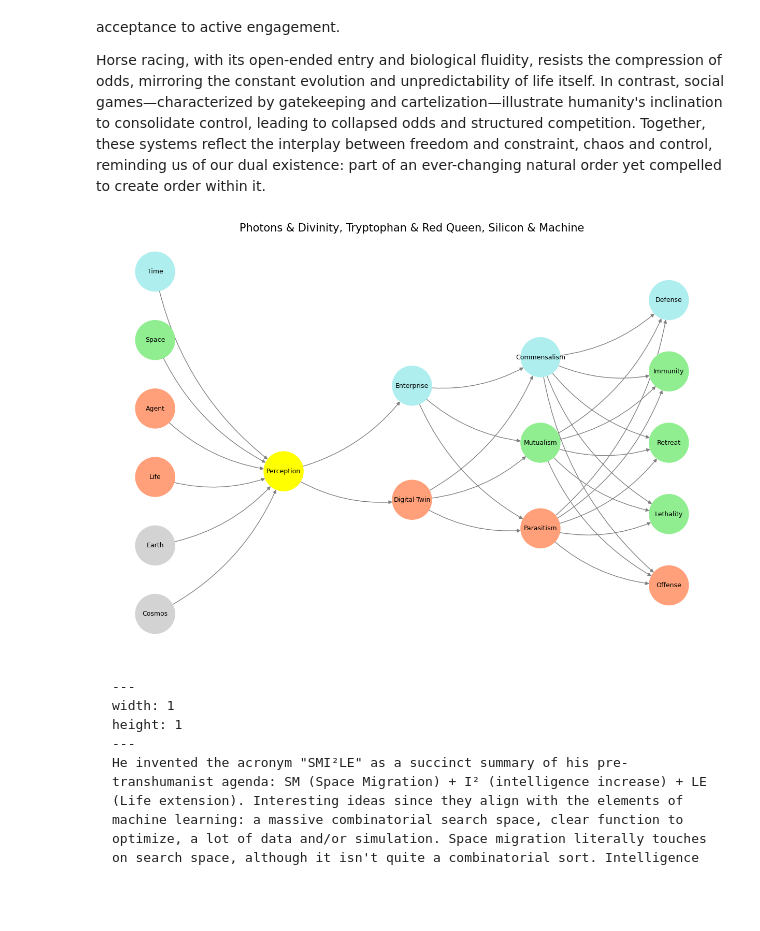
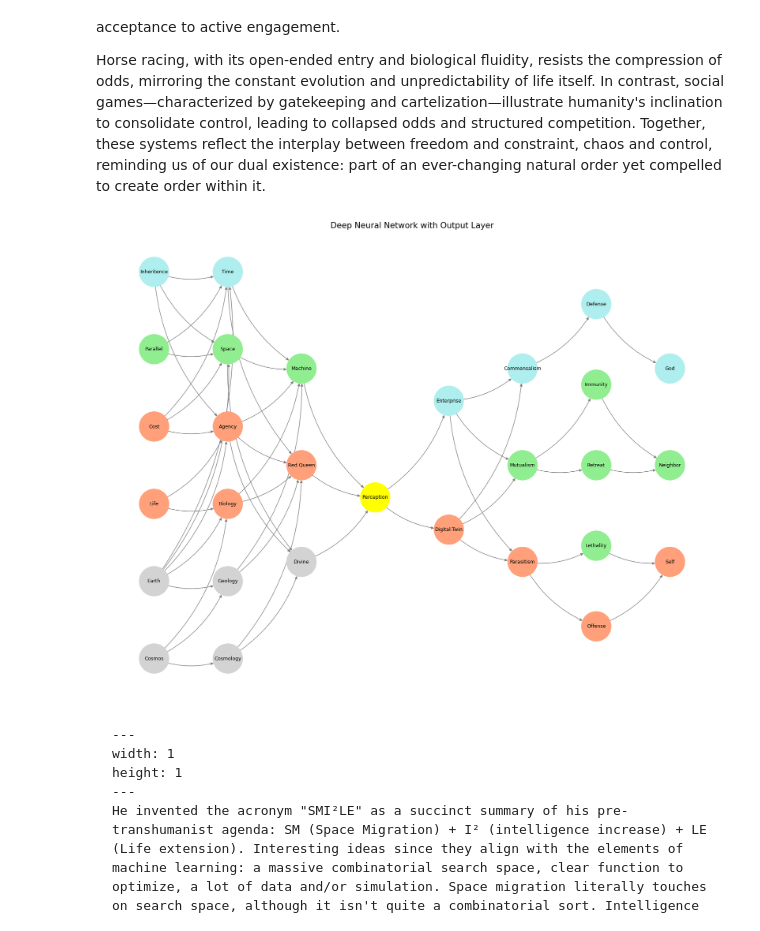
Before and after one commit to abikesa/microsoft, a Jupyter notebook: kitabo/ensi/_build/jupyter_execute/act3/part1/part1_3.ipynb, the cells around one changed output. Saved outputs shown, nothing was run; the diff lists cells and outputs as text; code cells hidden in the pictures; blank space fills up the shorter version.

Commit message:
god, neighbor, self

````diff
--- a/kitabo/ensi/_build/jupyter_execute/act3/part1/part1_3.ipynb
+++ b/kitabo/ensi/_build/jupyter_execute/act3/part1/part1_3.ipynb
@@ -44,25 +44,73 @@ import networkx as nx
 # Define the neural network structure
 def define_layers():
     return {
-        'World': ['Cosmos', 'Earth', 'Life', 'Agent', 'Space', 'Time', ],
+        'World': ['Cosmos', 'Earth', 'Life', 'Cost', 'Parallel', 'Inheritence'],
+        'Framework': ['Cosmology', 'Geology', 'Biology', 'Agency', 'Space', 'Time'],
+        'Meta': ['Divine', 'Red Queen', 'Machine'],
         'Perception': ['Perception'],
         'Agency': ['Digital-Twin', 'Enterprise'],
         'Generativity': ['Parasitism', 'Mutualism', 'Commensalism'],
-        'Physicality': ['Offense', 'Lethality',  'Retreat', 'Immunity', 'Defense']
+        'Physicality': ['Offense', 'Lethality', 'Retreat', 'Immunity', 'Defense'],
+        'Output': ['Self', 'Neighbor', 'God']  # Added output layer
     }
 
 # Assign colors to nodes
 def assign_colors():
     color_map = {
         'yellow': ['Perception'],
-        'paleturquoise': ['Time', 'Enterprise', 'Commensalism', 'Defense'],
-        'lightgreen': ['Space', 'Mutualism', 'Immunity', 'Retreat', 'Lethality'],
+        'paleturquoise': ['Inheritence', 'Time', 'Enterprise', 'Commensalism', 'Defense', 'God'],
+        'lightgreen': ['Parallel', 'Machine', 'Mutualism', 'Immunity', 'Retreat', 'Lethality', 'Space', 'Neighbor'],
         'lightsalmon': [
-            'Agent', 'Life', 'Digital-Twin',
-            'Parasitism', 'Offense'
+            'Cost', 'Life', 'Digital-Twin',
+            'Parasitism', 'Offense', 'Agency', 'Biology', 'Red Queen', 'Self'
         ],
     }
     return {node: color for color, nodes in color_map.items() for node in nodes}
+
+# Define allowed connections between layers
+def define_connections():
+    return {
+        'World': {
+            'Cosmos': ['Cosmology', 'Geology', 'Biology'],
+            'Earth': ['Geology', 'Biology', 'Agency', 'Space', 'Time'],
+            'Life': ['Biology', 'Agency'],
+            'Cost': ['Agency', 'Inheritence', 'Space', 'Time'],
+            'Parallel': ['Space', 'Inheritence', 'Time'],
+            'Inheritence': ['Time', 'Machine', 'Space', 'Agency']
+        },
+        'Framework': {
+            'Cosmology': ['Divine', 'Red Queen'],
+            'Geology': ['Red Queen', 'Machine'],
+            'Biology': ['Machine', 'Agency', 'Red Queen'],
+            'Agency': ['Divine', 'Red Queen', 'Machine'],
+            'Space': ['Divine', 'Machine'],
+            'Time': ['Machine', 'Red Queen']
+        },
+        'Meta': {
+            'Divine': ['Perception'],
+            'Red Queen': ['Perception'],
+            'Machine': ['Perception']
+        },
+        'Perception': {
+            'Perception': ['Digital-Twin', 'Enterprise']
+        },
+        'Agency': {
+            'Digital-Twin': ['Parasitism', 'Mutualism', 'Commensalism'],
+            'Enterprise': ['Parasitism', 'Mutualism', 'Commensalism']
+        },
+        'Generativity': {
+            'Parasitism': ['Offense', 'Lethality'],
+            'Mutualism': ['Retreat', 'Immunity'],
+            'Commensalism': ['Defense']
+        },
+        'Physicality': {
+            'Offense': ['Self'],
+            'Lethality': ['Self'],
+            'Retreat': ['Neighbor'],
+            'Immunity': ['Neighbor'],
+            'Defense': ['God']
+        }
+    }
 
 # Calculate positions for nodes
 def calculate_positions(layer, x_offset):
@@ -72,40 +120,50 @@ def calculate_positions(layer, x_offset):
 # Create and visualize the neural network graph
 def visualize_nn():
     layers = define_layers()
     colors = assign_colors()
+    connections = define_connections()
     G = nx.DiGraph()
     pos = {}
     node_colors = []
 
     # Add nodes and assign positions
     for i, (layer_name, nodes) in enumerate(layers.items()):
         positions = calculate_positions(nodes, x_offset=i * 2)
         for node, position in zip(nodes, positions):
             G.add_node(node, layer=layer_name)
             pos[node] = position
             node_colors.append(colors.get(node, 'lightgray'))  # Default color fallback
 
-    # Add edges (automated for consecutive layers)
+    # Add edges based on controlled connections
     layer_names = list(layers.keys())
     for i in range(len(layer_names) - 1):
         source_layer, target_layer = layer_names[i], layer_names[i + 1]
-        for source in layers[source_layer]:
-            for target in layers[target_layer]:
-                G.add_edge(source, target)
+        if source_layer in connections:
+            for source, targets in connections[source_layer].items():
+                for target in targets:
+                    if target in layers[target_layer]:
+                        G.add_edge(source, target)
+        else:  # Fully connect layers without specific connection rules
+            for source in layers[source_layer]:
+                for target in layers[target_layer]:
+                    G.add_edge(source, target)
+
+    # Ensure node_colors matches the number of nodes in the graph
+    node_colors = [colors.get(node, 'lightgray') for node in G.nodes]
 
     # Draw the graph
-    plt.figure(figsize=(12, 8))
+    plt.figure(figsize=(16, 12))
     nx.draw(
         G, pos, with_labels=True, node_color=node_colors, edge_color='gray',
         node_size=3000, font_size=9, connectionstyle="arc3,rad=0.2"
     )
-    plt.title("Photons & Divinity, Tryptophan & Red Queen, Silicon & Machine", fontsize=15)
+    plt.title("Deep Neural Network with Output Layer", fontsize=15)
     plt.show()
 
 # Run the visualization
 visualize_nn()
 # %% [output]
-[figure, old version]
+[figure, new version]
 # %% [markdown]
 ```{figure} ../../figures/blanche.*
 ---
````
Also changed, not shown: 6 other files.
